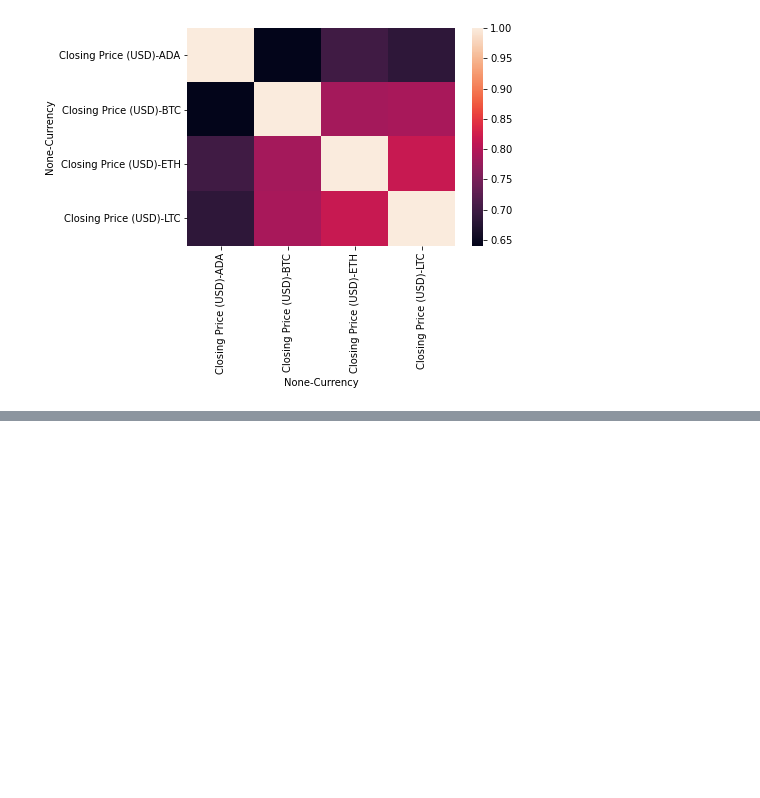
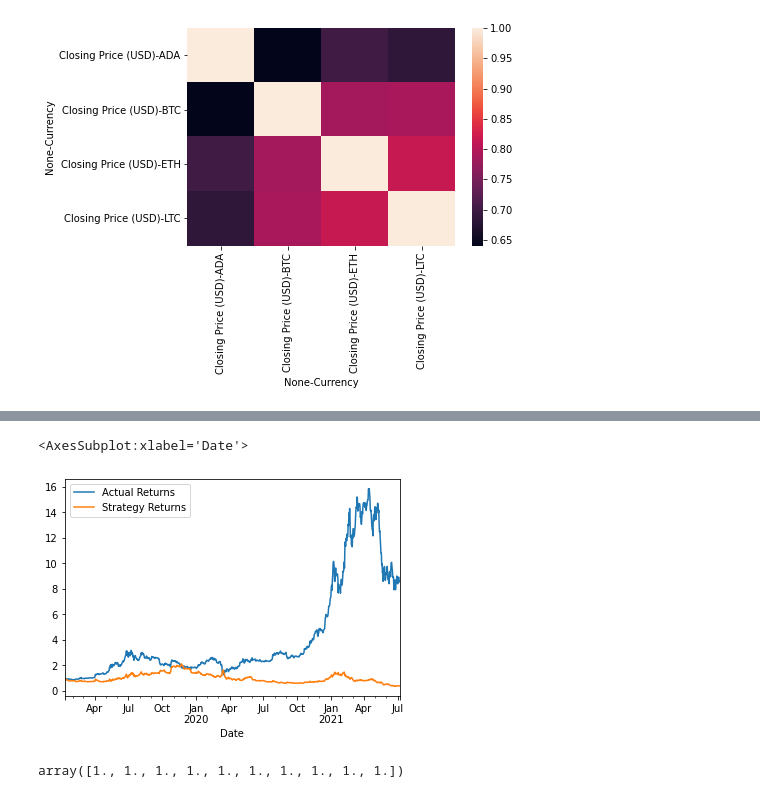
Before and after one commit to talibkateeb/Crypto-Forecast-Trader, a Jupyter notebook: crypto_forecast_trader.ipynb, the cells around one changed output, grey strips where cells are left out. Drawn from its saved outputs; the diff is of its cells as text; code cells hidden in the pictures; blank space fills up the shorter version.

Commit message:
Add algo trader with 2 ML models

```diff
--- a/crypto_forecast_trader.ipynb
+++ b/crypto_forecast_trader.ipynb
@@ -495,0 +673,24 @@ sns.heatmap(correlation_cryptocurrencies)
+# %%
+# Scale the features DataFrames
+
+# Create a StandardScaler instance
+scaler = StandardScaler()
+
+# Apply the scaler model to fit the X-train data
+X_scaler = scaler.fit(X_train)
+
+# Transform the X_train and X_test DataFrames using the X_scaler
+X_train_scaled = X_scaler.transform(X_train)
+X_test_scaled = X_scaler.transform(X_test)
+# %%
+# From SVM, instantiate SVC classifier model instance
+svm_model = svm.SVC()
+
+# Fit the model to the data using the training data
+svm_model = svm_model.fit(X_train_scaled, y_train)
+
+# Use the testing data to make the model predictions
+svm_pred = svm_model.predict(X_test_scaled)
+
+# Review the model's predicted values
+svm_pred[:10]
@@ -495,0 +714,18 @@ sns.heatmap(correlation_cryptocurrencies)
+# %%
+# Create a new empty predictions DataFrame.
+
+# Create a predictions DataFrame
+predictions_df = pd.DataFrame(index=X_test.index)
+
+# Add the SVM model predictions to the DataFrame
+predictions_df['Predicted'] = svm_pred
+
+# Add the actual returns to the DataFrame
+predictions_df['Actual Returns'] = btc_sliced_df["Actual Returns"]
+
+# Add the strategy returns to the DataFrame
+predictions_df['Strategy Returns'] = btc_sliced_df['Strategy Returns']
+
+# Review the DataFrame
+display(predictions_df.head())
+display(predictions_df.tail())
@@ -495,0 +747,23 @@ sns.heatmap(correlation_cryptocurrencies)
+# %%
+# Plot the actual returns versus the strategy returns
+(1 + predictions_df[['Actual Returns', 'Strategy Returns']]).cumprod().plot()
+# %% [output]
+<AxesSubplot:xlabel='Date'>
+[figure, added]
+# %%
+# Import a new classifier from SKLearn
+from sklearn.naive_bayes import GaussianNB
+
+# Initiate the model instance
+gnb = GaussianNB()
+
+# Fit the model using the training data
+gnb = gnb.fit(X_train_scaled, y_train)
+
+# Use the testing dataset to generate the predictions for the new model
+pred = gnb.predict(X_test_scaled)
+
+# Review the model's predicted values
+pred[:10]
+# %% [output]
+array([1., 1., 1., 1., 1., 1., 1., 1., 1., 1.])
```
Also changed, not shown: parts of 30 cells of this notebook.
